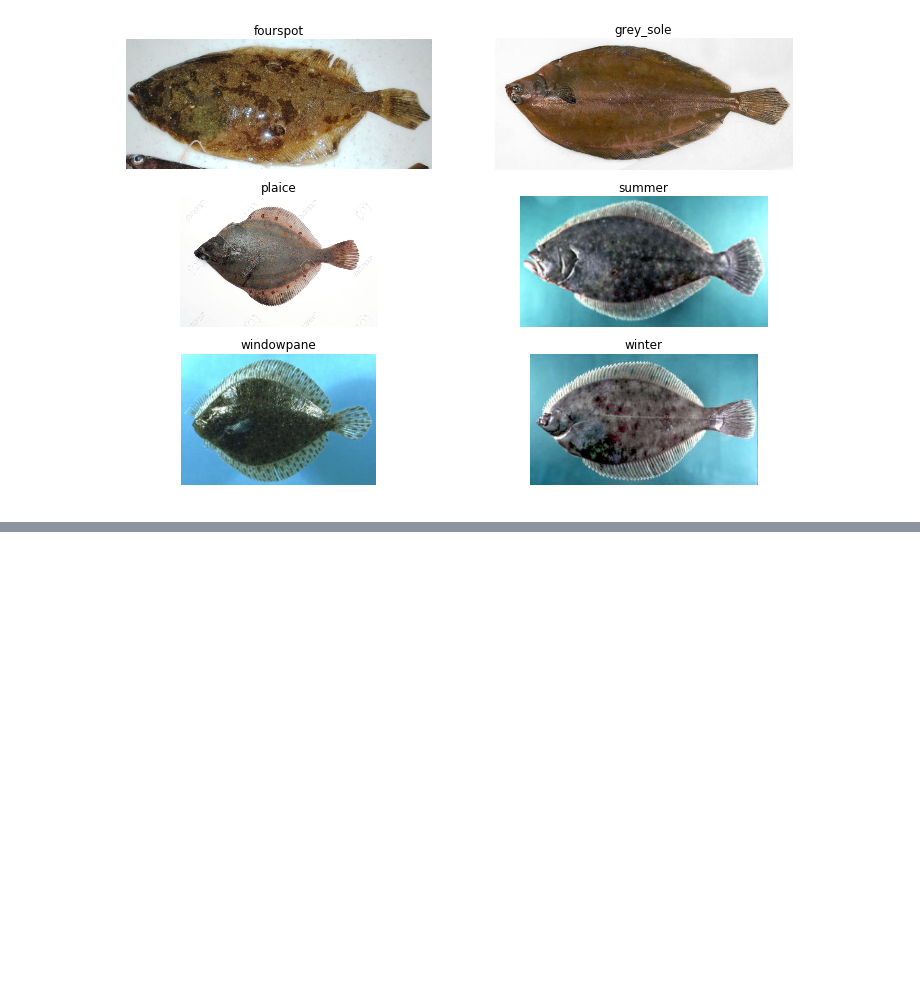
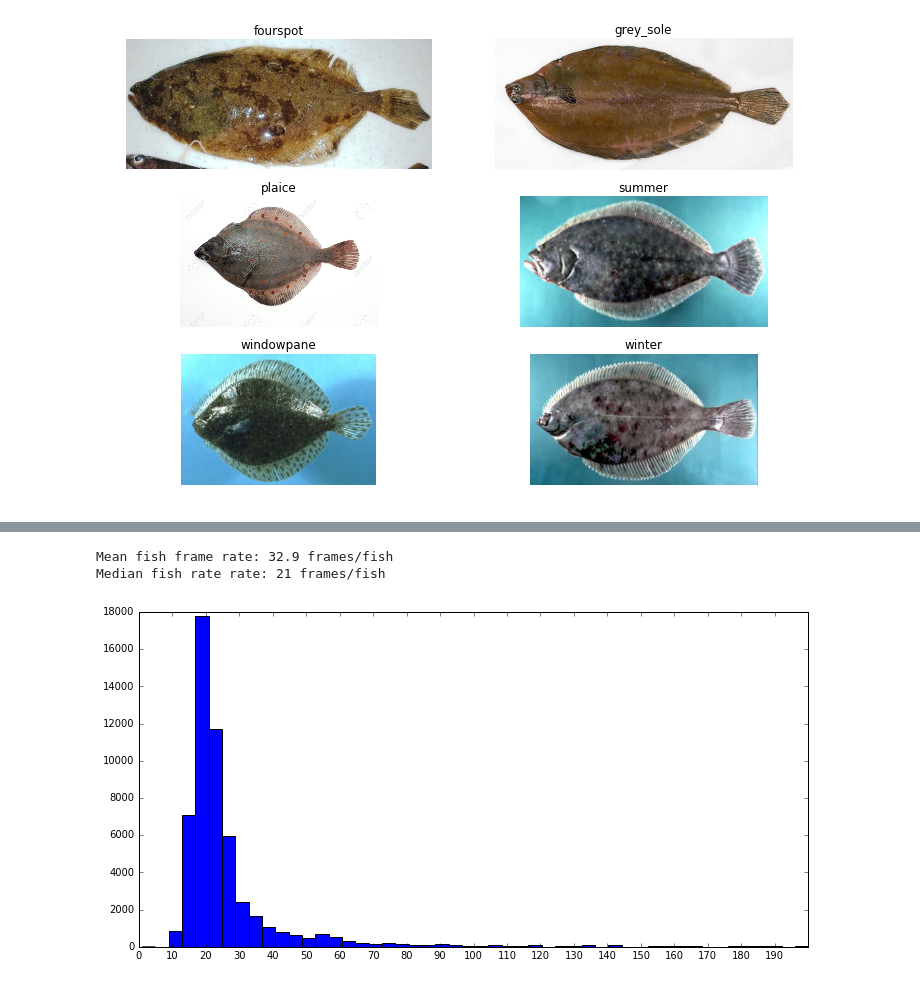
Before and after one commit to alievk/fish_challenge, a Jupyter notebook: explore_dataset.ipynb, the cells around one changed output, grey strips where cells are left out. Drawn from its saved outputs; the diff is of its cells as text; code cells hidden in the pictures; blank space fills up the shorter version.

```diff
--- a/explore_dataset.ipynb
+++ b/explore_dataset.ipynb
@@ -70,0 +83,19 @@ for i, fish in enumerate(['fourspot', 'grey_sole', 'plaice', 'summer', 'windowpa
+# %%
+# compute how much frames between two subsequent fish, in average
+ann_fish_num = anno.loc[ann_idx].iloc[:, 2]
+fish_rate = ann_fish_num[1:].as_matrix() - ann_fish_num[:-1].as_matrix()
+fish_rate = fish_rate[fish_rate > 0]
+plt.figure(figsize=(12,6))
+plt.hist(fish_rate, bins=50, range=[1, 200]);
+plt.xticks(range(0, 200, 10));
+
+fish_rate_mean = fish_rate.mean()
+fish_rate_sorted = fish_rate[:]
+fish_rate_sorted.sort()
+fish_rate_median = fish_rate_sorted[fish_rate_sorted.size/2]
+print 'Mean fish frame rate: {:.1f} frames/fish'.format(fish_rate_mean)
+print 'Median fish rate rate: {} frames/fish'.format(fish_rate_median)
+# %% [output]
+Mean fish frame rate: 32.9 frames/fish
+Median fish rate rate: 21 frames/fish
+[figure, added]
```
Also changed, not shown: parts of 8 cells of this notebook, 2 other files.
